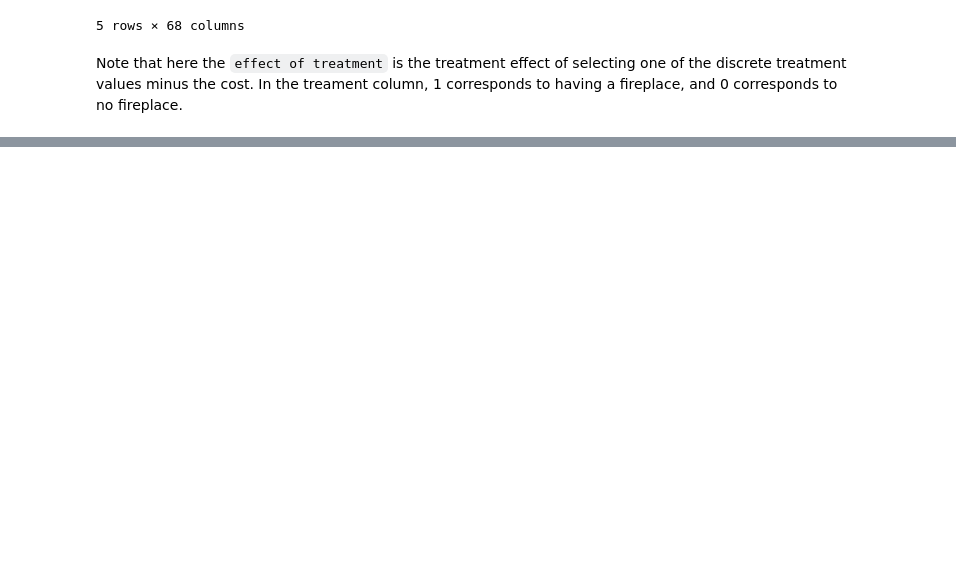
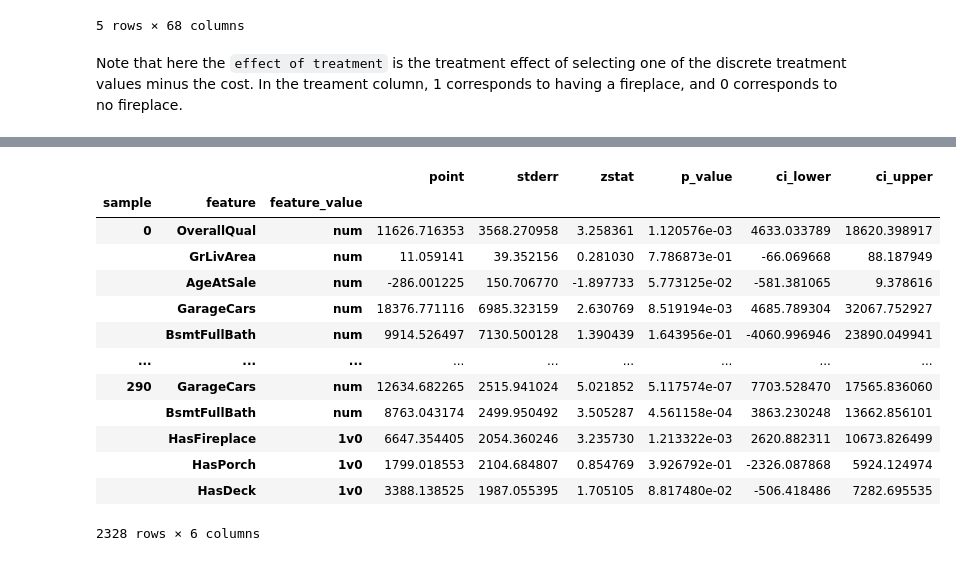
Before and after one commit to Tommylee1013/FinancialDeepLearning, a Jupyter notebook: EconMLNotes/Causal Interpretation for Ames Housing Price.ipynb, the cells around one changed output, grey strips where cells are left out. Saved outputs shown, nothing was run; the diff lists cells and outputs as text; code cells hidden in the pictures; blank space fills up the shorter version.

```diff
--- a/EconMLNotes/Causal Interpretation for Ames Housing Price.ipynb
+++ b/EconMLNotes/Causal Interpretation for Ames Housing Price.ipynb
@@ -467,0 +546,18 @@ Note that here the `effect of treatment` is the treatment effect of selecting on
+# %%
+# local effect on new dataset
+ca.local_causal_effect(x_test)
+# %% [output]
+|  |  |  | point | stderr | zstat | p_value | ci_lower | ci_upper |
+| sample | feature | feature_value |  |  |  |  |  |  |
+| 0 | OverallQual | num | 11626.716353 | 3568.270958 | 3.258361 | 1.120576e-03 | 4633.033789 | 18620.398917 |
+|  | GrLivArea | num | 11.059141 | 39.352156 | 0.281030 | 7.786873e-01 | -66.069668 | 88.187949 |
+|  | AgeAtSale | num | -286.001225 | 150.706770 | -1.897733 | 5.773125e-02 | -581.381065 | 9.378616 |
+|  | GarageCars | num | 18376.771116 | 6985.323159 | 2.630769 | 8.519194e-03 | 4685.789304 | 32067.752927 |
+|  | BsmtFullBath | num | 9914.526497 | 7130.500128 | 1.390439 | 1.643956e-01 | -4060.996946 | 23890.049941 |
+| ... | ... | ... | ... | ... | ... | ... | ... | ... |
+| 290 | GarageCars | num | 12634.682265 | 2515.941024 | 5.021852 | 5.117574e-07 | 7703.528470 | 17565.836060 |
+|  | BsmtFullBath | num | 8763.043174 | 2499.950492 | 3.505287 | 4.561158e-04 | 3863.230248 | 13662.856101 |
+|  | HasFireplace | 1v0 | 6647.354405 | 2054.360246 | 3.235730 | 1.213322e-03 | 2620.882311 | 10673.826499 |
+|  | HasPorch | 1v0 | 1799.018553 | 2104.684807 | 0.854769 | 3.926792e-01 | -2326.087868 | 5924.124974 |
+|  | HasDeck | 1v0 | 3388.138525 | 1987.055395 | 1.705105 | 8.817480e-02 | -506.418486 | 7282.695535 |
+2328 rows × 6 columns
```
Also changed, not shown: parts of 9 cells of this notebook, 1 other file.
